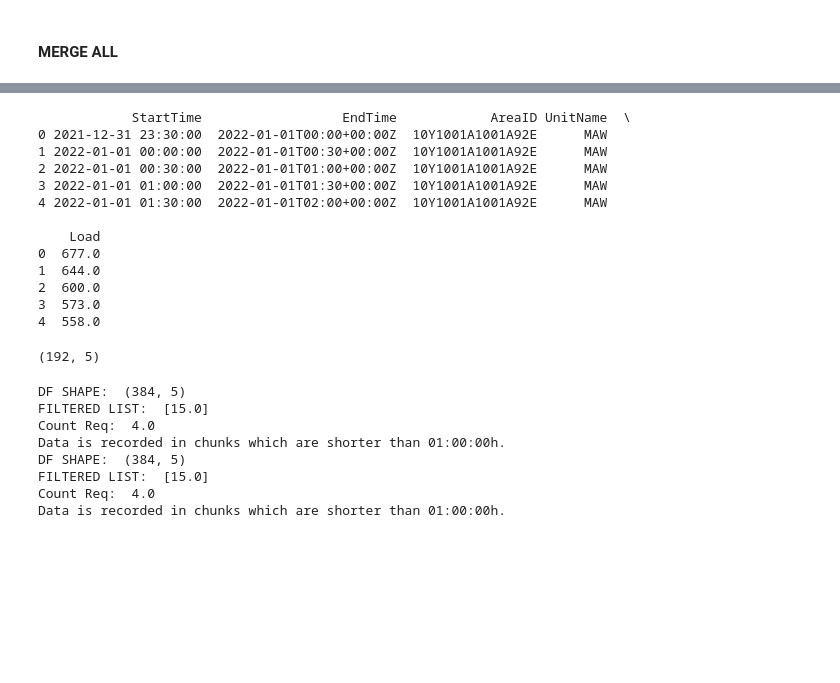
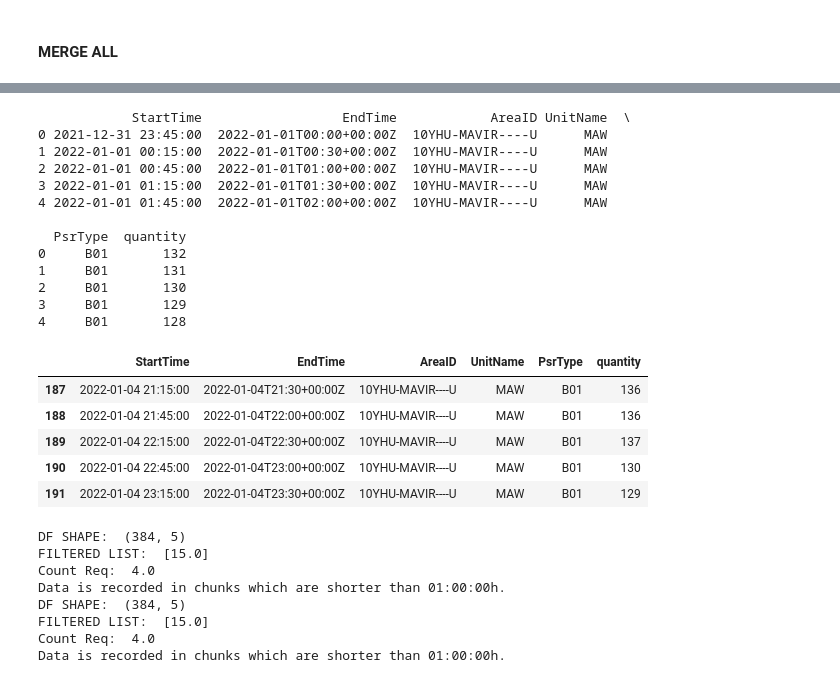
Before and after one commit to s-matke/eco-forecast, a Jupyter notebook: src/combine_data.ipynb, the cells around one changed output, grey strips where cells are left out. Saved outputs shown, nothing was run; the diff lists cells and outputs as text; code cells hidden in the pictures; blank space fills up the shorter version.

Commit message:
data ingestion done

```diff
--- a/src/combine_data.ipynb
+++ b/src/combine_data.ipynb
@@ -657,0 +698,2 @@ def merge_gen_dataframes(dfs, region_code):
+# %%
+df = pre_process('gen_HU_B01.csv', '/home/stefan/Documents/Workspace/Python/ML/Hackathon/eco-forecast/data/HU/')
@@ -659,25 +730,30 @@ def merge_gen_dataframes(dfs, region_code):
 df['StartTime'] = df['StartTime'].apply(lambda x: datetime.strptime(x[:-1], "%Y-%m-%dT%H:%M%z"))
 df['StartTime'] = pd.to_datetime(df['StartTime'].apply(lambda x: x.strftime('%Y-%m-%d %H:%M')))
 # %%
-df = fill_missing_hours(df, frequency=30.0, df_type='Load')
+df = fill_missing_hours(df, frequency=30.0, df_type='quantity')
 # %% [output]
             StartTime                  EndTime            AreaID UnitName  \
-0 2021-12-31 23:30:00  2022-01-01T00:00+00:00Z  10Y1001A1001A92E      MAW
-1 2022-01-01 00:00:00  2022-01-01T00:30+00:00Z  10Y1001A1001A92E      MAW
-2 2022-01-01 00:30:00  2022-01-01T01:00+00:00Z  10Y1001A1001A92E      MAW
-3 2022-01-01 01:00:00  2022-01-01T01:30+00:00Z  10Y1001A1001A92E      MAW
-4 2022-01-01 01:30:00  2022-01-01T02:00+00:00Z  10Y1001A1001A92E      MAW
+0 2021-12-31 23:45:00  2022-01-01T00:00+00:00Z  10YHU-MAVIR----U      MAW
+1 2022-01-01 00:15:00  2022-01-01T00:30+00:00Z  10YHU-MAVIR----U      MAW
+2 2022-01-01 00:45:00  2022-01-01T01:00+00:00Z  10YHU-MAVIR----U      MAW
+3 2022-01-01 01:15:00  2022-01-01T01:30+00:00Z  10YHU-MAVIR----U      MAW
+4 2022-01-01 01:45:00  2022-01-01T02:00+00:00Z  10YHU-MAVIR----U      MAW
 
-    Load
-0  677.0
-1  644.0
-2  600.0
-3  573.0
-4  558.0
+  PsrType  quantity
+0     B01       132
+1     B01       131
+2     B01       130
+3     B01       129
+4     B01       128
 # %%
-df.shape
+df.tail()
 # %% [output]
-(192, 5)
+|  | StartTime | EndTime | AreaID | UnitName | PsrType | quantity |
+| 187 | 2022-01-04 21:15:00 | 2022-01-04T21:30+00:00Z | 10YHU-MAVIR----U | MAW | B01 | 136 |
+| 188 | 2022-01-04 21:45:00 | 2022-01-04T22:00+00:00Z | 10YHU-MAVIR----U | MAW | B01 | 136 |
+| 189 | 2022-01-04 22:15:00 | 2022-01-04T22:30+00:00Z | 10YHU-MAVIR----U | MAW | B01 | 137 |
+| 190 | 2022-01-04 22:45:00 | 2022-01-04T23:00+00:00Z | 10YHU-MAVIR----U | MAW | B01 | 130 |
+| 191 | 2022-01-04 23:15:00 | 2022-01-04T23:30+00:00Z | 10YHU-MAVIR----U | MAW | B01 | 129 |
 # %%
 dir_path = "/home/stefan/Documents/Workspace/Python/ML/Hackathon/eco-forecast/data/HU/"
 file_name = "gen_HU_B01.csv"
```
Also changed, not shown: parts of 10 cells of this notebook, 5 other files.
